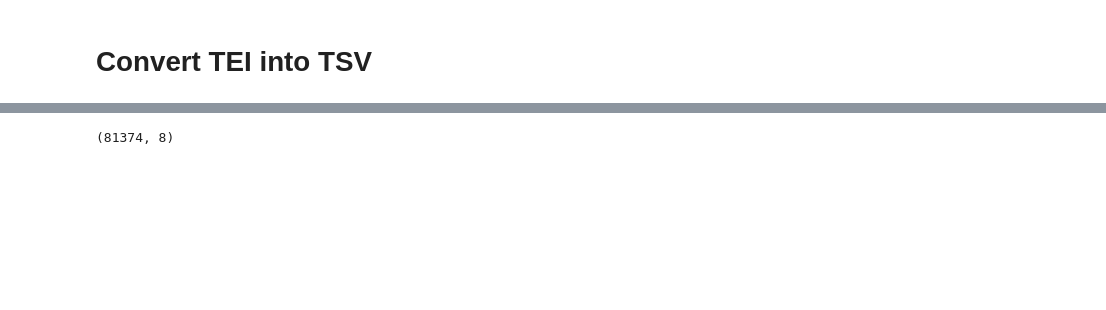
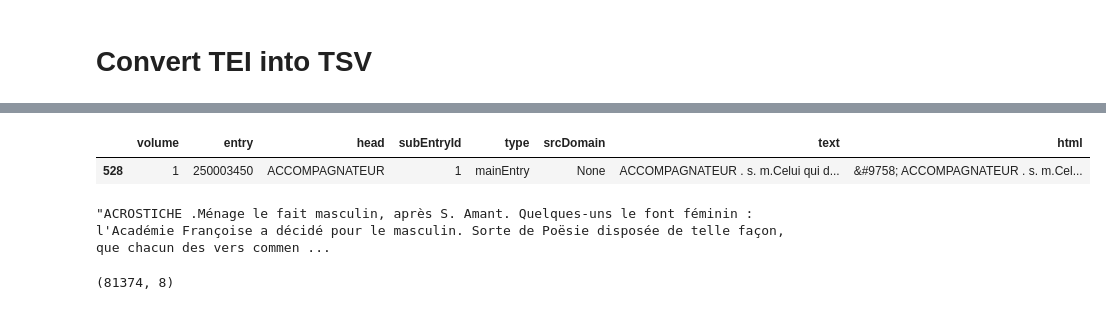
Before and after one commit to ludovicmoncla/trevoux, a Jupyter notebook: 1743_Le_Robert/3.TEI_to_TSV.ipynb, the cells around one changed output, grey strips where cells are left out. Cells and saved outputs as stored; diff of their text form; code cells hidden in the pictures; blank space fills up the shorter version.

```diff
--- a/1743_Le_Robert/3.TEI_to_TSV.ipynb
+++ b/1743_Le_Robert/3.TEI_to_TSV.ipynb
@@ -263,3 +340,12 @@ TR6.tei
+# %%
+df[df['head'] == "ACCOMPAGNATEUR"]
+# %% [output]
+|  | volume | entry | head | subEntryId | type | srcDomain | text | html |
+| 528 | 1 | 250003450 | ACCOMPAGNATEUR | 1 | mainEntry | None | ACCOMPAGNATEUR . s. m.Celui qui d... | &#9758; ACCOMPAGNATEUR . s. m.Cel... |
+# %%
+df[df['head'] == "ACROSTICHE"].iloc[0,7]
+# %% [output]
+"ACROSTICHE .Ménage le fait masculin, après S. Amant. Quelques-uns le font féminin : l'Académie Françoise a décidé pour le masculin. Sorte de Poësie disposée de telle façon, que chacun des vers commen ...
 # %%
 df.shape
 # %% [output]
```
Also changed, not shown: parts of 12 cells of this notebook.
